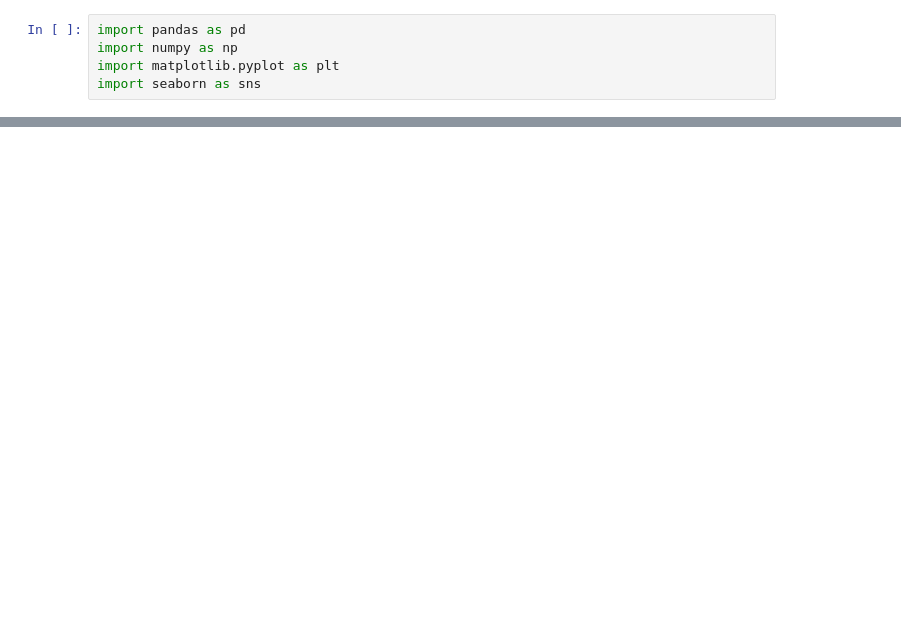
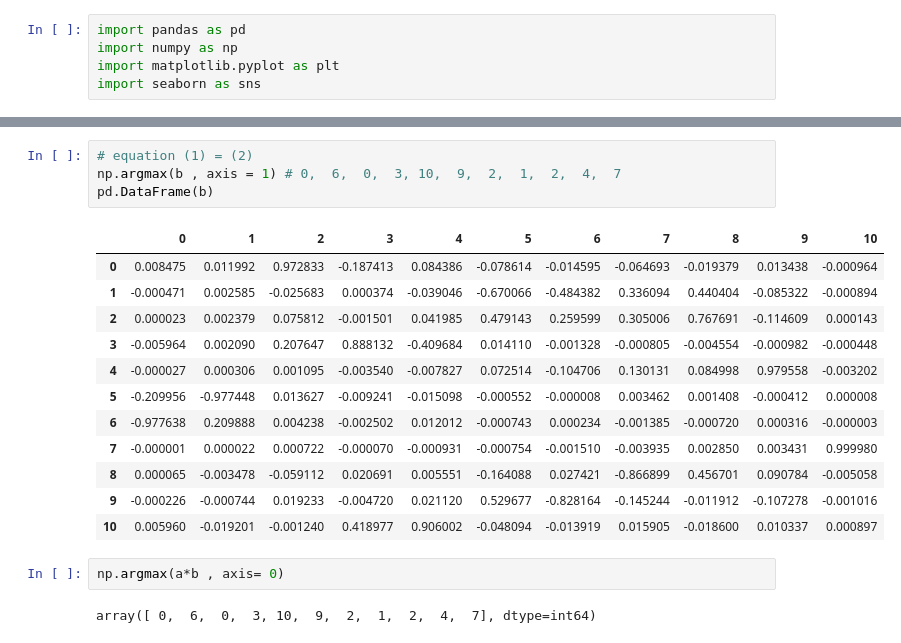
Before and after one commit to Girrajjangid/Machine-Learning-from-Scratch, a Jupyter notebook: Neural Network/MultiClass Classification with Neural Network.ipynb, the cells around one changed output, grey strips where cells are left out. Drawn from its saved outputs; the diff is of its cells as text; blank space fills up the shorter version.

```diff
--- a/Neural Network/MultiClass Classification with Neural Network.ipynb
+++ b/Neural Network/MultiClass Classification with Neural Network.ipynb
@@ -132,0 +118,21 @@ vars(training_data_benign.iloc[:,28])
+# %%
+# equation (1) = (2)
+np.argmax(b , axis = 1) # 0,  6,  0,  3, 10,  9,  2,  1,  2,  4,  7
+pd.DataFrame(b)
+# %% [output]
+|  | 0 | 1 | 2 | 3 | 4 | 5 | 6 | 7 | 8 | 9 | 10 |
+| 0 | 0.008475 | 0.011992 | 0.972833 | -0.187413 | 0.084386 | -0.078614 | -0.014595 | -0.064693 | -0.019379 | 0.013438 | -0.000964 |
+| 1 | -0.000471 | 0.002585 | -0.025683 | 0.000374 | -0.039046 | -0.670066 | -0.484382 | 0.336094 | 0.440404 | -0.085322 | -0.000894 |
+| 2 | 0.000023 | 0.002379 | 0.075812 | -0.001501 | 0.041985 | 0.479143 | 0.259599 | 0.305006 | 0.767691 | -0.114609 | 0.000143 |
+| 3 | -0.005964 | 0.002090 | 0.207647 | 0.888132 | -0.409684 | 0.014110 | -0.001328 | -0.000805 | -0.004554 | -0.000982 | -0.000448 |
+| 4 | -0.000027 | 0.000306 | 0.001095 | -0.003540 | -0.007827 | 0.072514 | -0.104706 | 0.130131 | 0.084998 | 0.979558 | -0.003202 |
+| 5 | -0.209956 | -0.977448 | 0.013627 | -0.009241 | -0.015098 | -0.000552 | -0.000008 | 0.003462 | 0.001408 | -0.000412 | 0.000008 |
+| 6 | -0.977638 | 0.209888 | 0.004238 | -0.002502 | 0.012012 | -0.000743 | 0.000234 | -0.001385 | -0.000720 | 0.000316 | -0.000003 |
+| 7 | -0.000001 | 0.000022 | 0.000722 | -0.000070 | -0.000931 | -0.000754 | -0.001510 | -0.003935 | 0.002850 | 0.003431 | 0.999980 |
+| 8 | 0.000065 | -0.003478 | -0.059112 | 0.020691 | 0.005551 | -0.164088 | 0.027421 | -0.866899 | 0.456701 | 0.090784 | -0.005058 |
+| 9 | -0.000226 | -0.000744 | 0.019233 | -0.004720 | 0.021120 | 0.529677 | -0.828164 | -0.145244 | -0.011912 | -0.107278 | -0.001016 |
+| 10 | 0.005960 | -0.019201 | -0.001240 | 0.418977 | 0.906002 | -0.048094 | -0.013919 | 0.015905 | -0.018600 | 0.010337 | 0.000897 |
+# %%
+np.argmax(a*b , axis= 0)
+# %% [output]
+array([ 0,  6,  0,  3, 10,  9,  2,  1,  2,  4,  7], dtype=int64)
```
Also changed, not shown: parts of 20 cells of this notebook, 1 other file.
